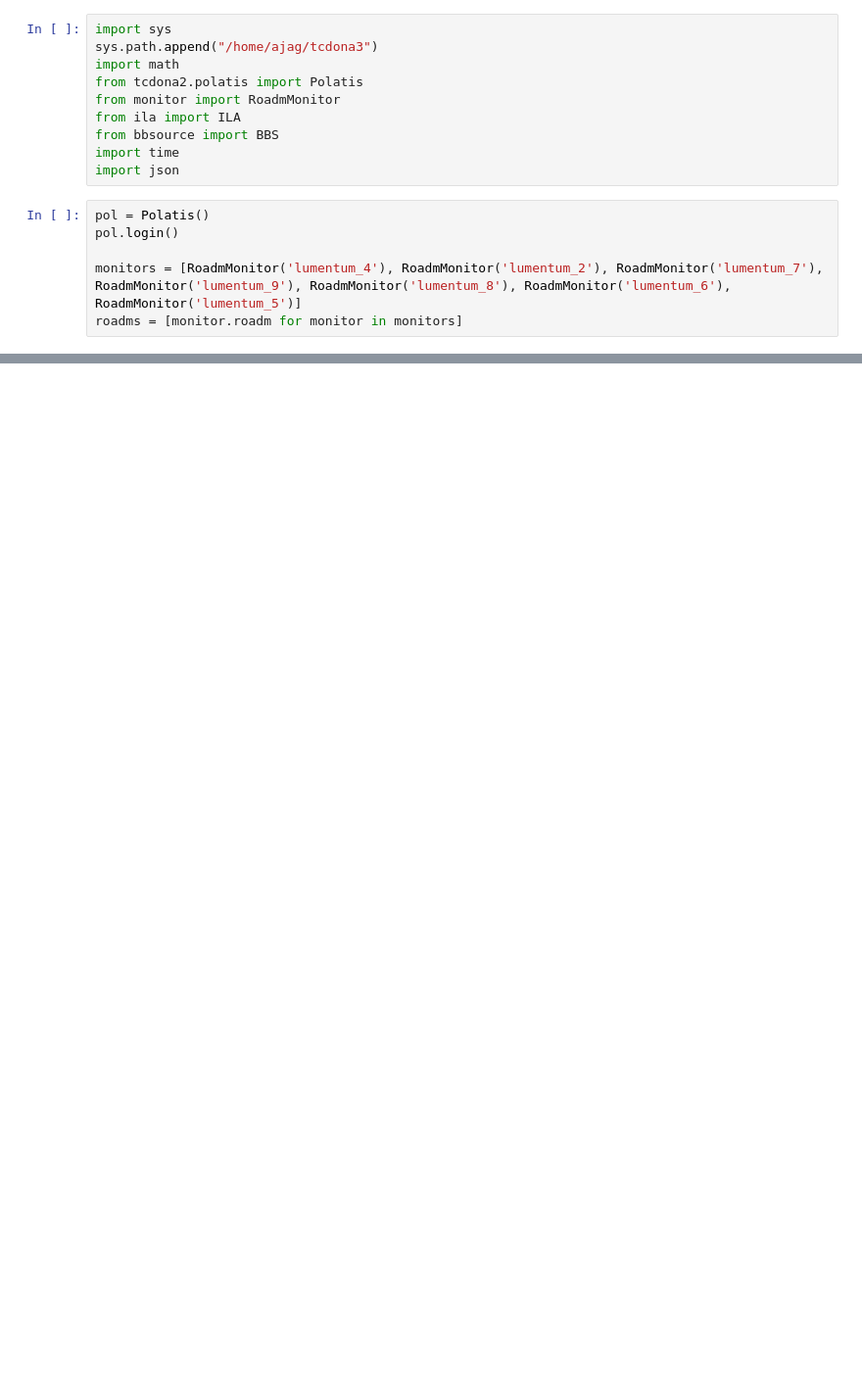
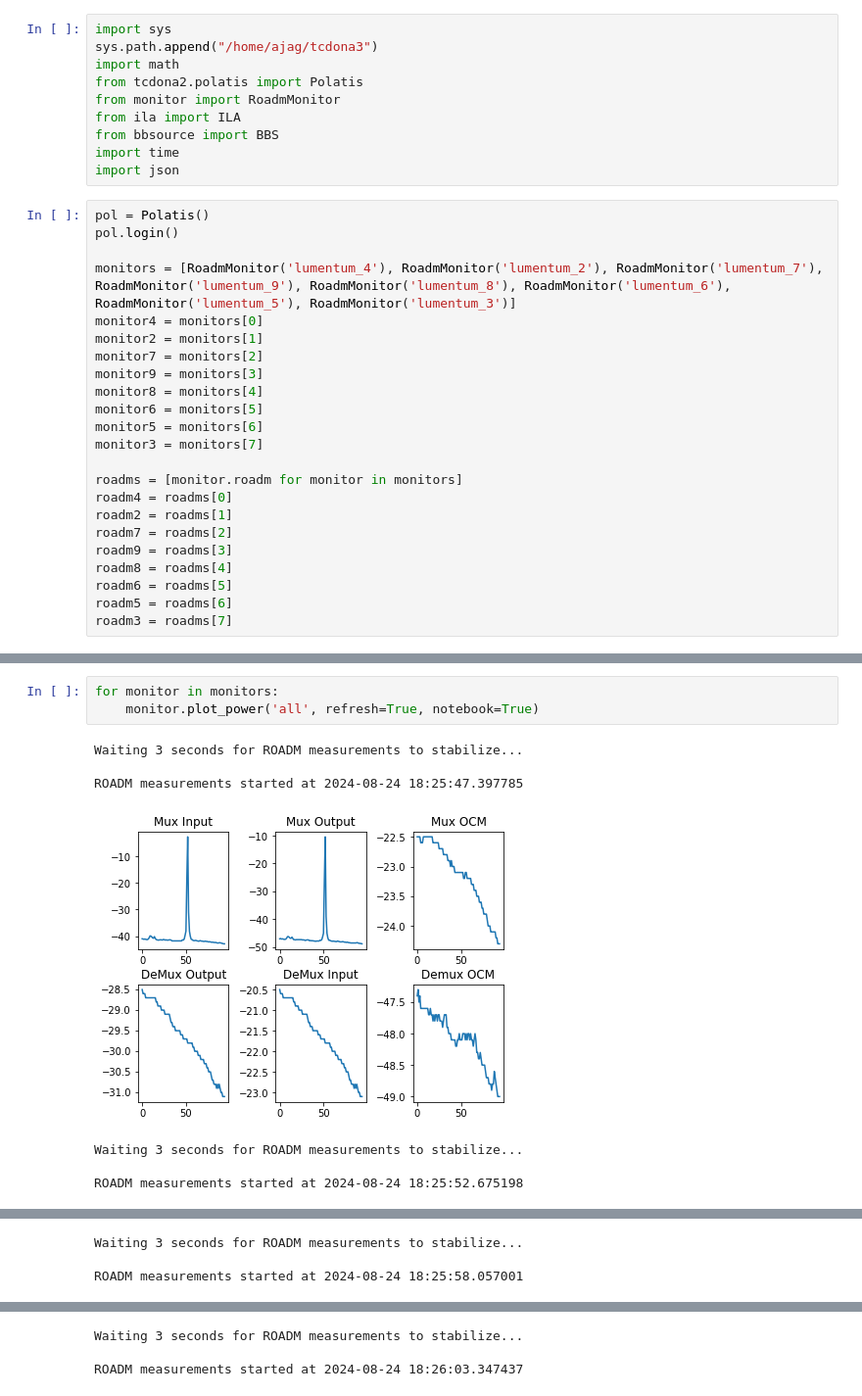
Before and after one commit to agastya-raj/ecoc_pdp_heanet, a Jupyter notebook: setup.ipynb, the cells around one changed output, grey strips where cells are left out. Shown: that part at 98% size. Saved outputs shown, nothing was run; the diff lists cells and outputs as text; blank space fills up the shorter version.

```diff
--- a/setup.ipynb
+++ b/setup.ipynb
@@ -12,8 +12,25 @@ import json
 pol = Polatis()
 pol.login()
 
-monitors = [RoadmMonitor('lumentum_4'), RoadmMonitor('lumentum_2'), RoadmMonitor('lumentum_7'), RoadmMonitor('lumentum_9'), RoadmMonitor('lumentum_8'), RoadmMonitor('lumentum_6'), RoadmMonitor('lumentum_5')]
+monitors = [RoadmMonitor('lumentum_4'), RoadmMonitor('lumentum_2'), RoadmMonitor('lumentum_7'), RoadmMonitor('lumentum_9'), RoadmMonitor('lumentum_8'), RoadmMonitor('lumentum_6'), RoadmMonitor('lumentum_5'), RoadmMonitor('lumentum_3')]
+monitor4 = monitors[0]
+monitor2 = monitors[1]
+monitor7 = monitors[2]
+monitor9 = monitors[3]
+monitor8 = monitors[4]
+monitor6 = monitors[5]
+monitor5 = monitors[6]
+monitor3 = monitors[7]
+
 roadms = [monitor.roadm for monitor in monitors]
+roadm4 = roadms[0]
+roadm2 = roadms[1]
+roadm7 = roadms[2]
+roadm9 = roadms[3]
+roadm8 = roadms[4]
+roadm6 = roadms[5]
+roadm5 = roadms[6]
+roadm3 = roadms[7]
 # %% [output]
 Initializing ROADM Monitoring for lumentum_4...
 Initializing ROADM Monitoring for lumentum_2...
@@ -167,0 +121,11 @@ roadm_4_p3 (127): -28.63 dBm ---> tf_3 (323): -48.21 dBm < 20.00 dBm
+# %%
+for monitor in monitors:
+    monitor.plot_power('all', refresh=True, notebook=True)
+# %% [output]
+Waiting 3 seconds for ROADM measurements to stabilize...
+
+ROADM measurements started at 2024-08-24 18:25:47.397785
+[figure, added]
+Waiting 3 seconds for ROADM measurements to stabilize...
+
+ROADM measurements started at 2024-08-24 18:25:52.675198
@@ -167,0 +133,3 @@ roadm_4_p3 (127): -28.63 dBm ---> tf_3 (323): -48.21 dBm < 20.00 dBm
+Waiting 3 seconds for ROADM measurements to stabilize...
+
+ROADM measurements started at 2024-08-24 18:25:58.057001
@@ -167,0 +137,3 @@ roadm_4_p3 (127): -28.63 dBm ---> tf_3 (323): -48.21 dBm < 20.00 dBm
+Waiting 3 seconds for ROADM measurements to stabilize...
+
+ROADM measurements started at 2024-08-24 18:26:03.347437
```
Also changed, not shown: parts of 9 cells of this notebook, 1 other file.
